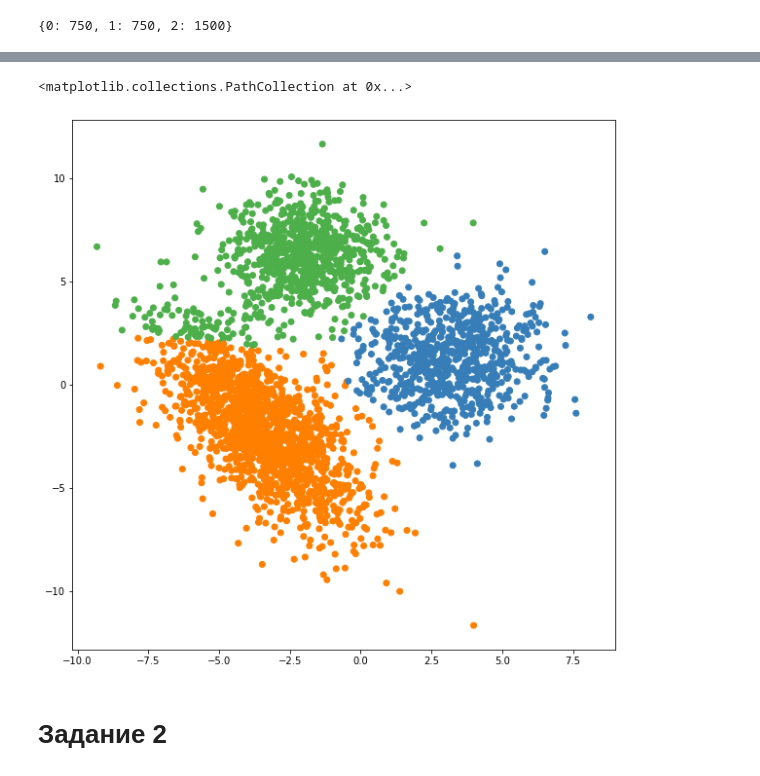
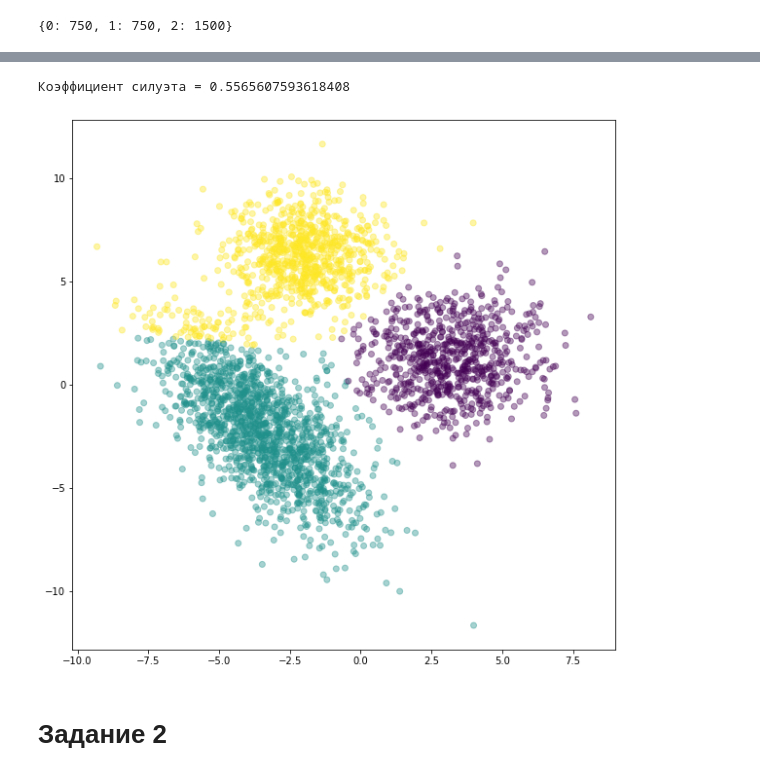
Before and after one commit to murph666/my_training, a Jupyter notebook: ml/Untitled.ipynb, the cells around one changed output, grey strips where cells are left out. Cells and saved outputs as stored; diff of their text form; code cells hidden in the pictures.

```diff
--- a/ml/Untitled.ipynb
+++ b/ml/Untitled.ipynb
@@ -51,11 +49,12 @@ plt.scatter(clusters[:,0],clusters[:,1])
 # %%
 y_km = k_means.fit_predict(dt)
 np.warnings.filterwarnings('ignore', category=np.VisibleDeprecationWarning)
-colors = np.array(list(islice(cycle(['#377eb8', '#ff7f00', '#4daf4a']),int(max(y_km) + 1))))
-plt.scatter(X,y, color=colors[y_km])
+plt.scatter(X,y,c=y_km,alpha = 0.4)
+k_means_silh_score = silhouette_score(X=dt, labels=y_km, metric='euclidean')
+print('Коэффициент силуэта =', k_means_silh_score)
 # %% [output]
-<matplotlib.collections.PathCollection at 0x...>
+Коэффициент силуэта = 0.5565607593618408
-[figure, old version]
+[figure, new version]
 # %% [markdown]
 # Задание 2
 # %%
```
Also changed, not shown: parts of 25 cells of this notebook.
